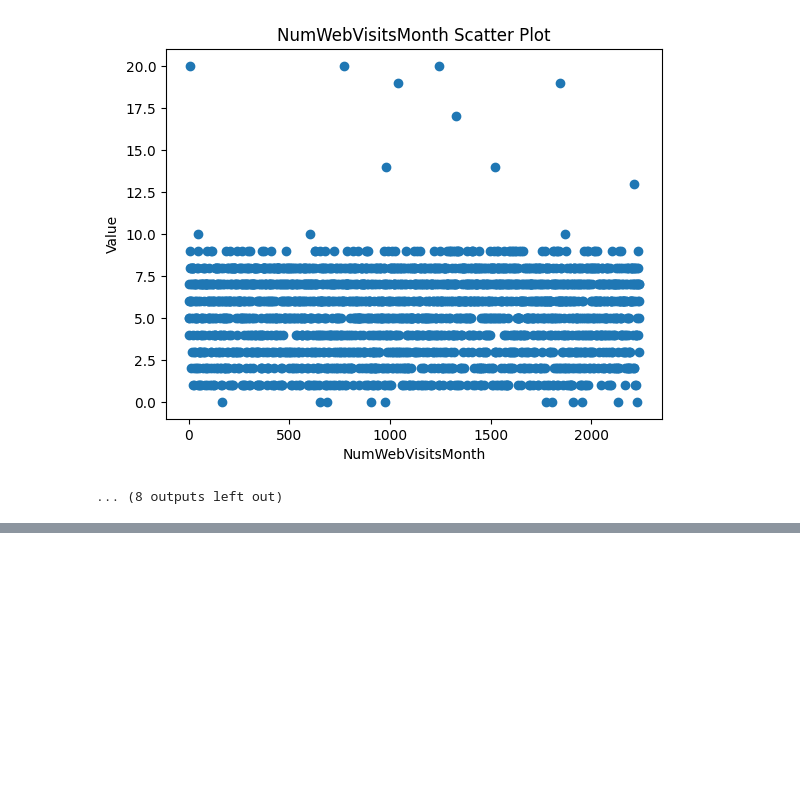
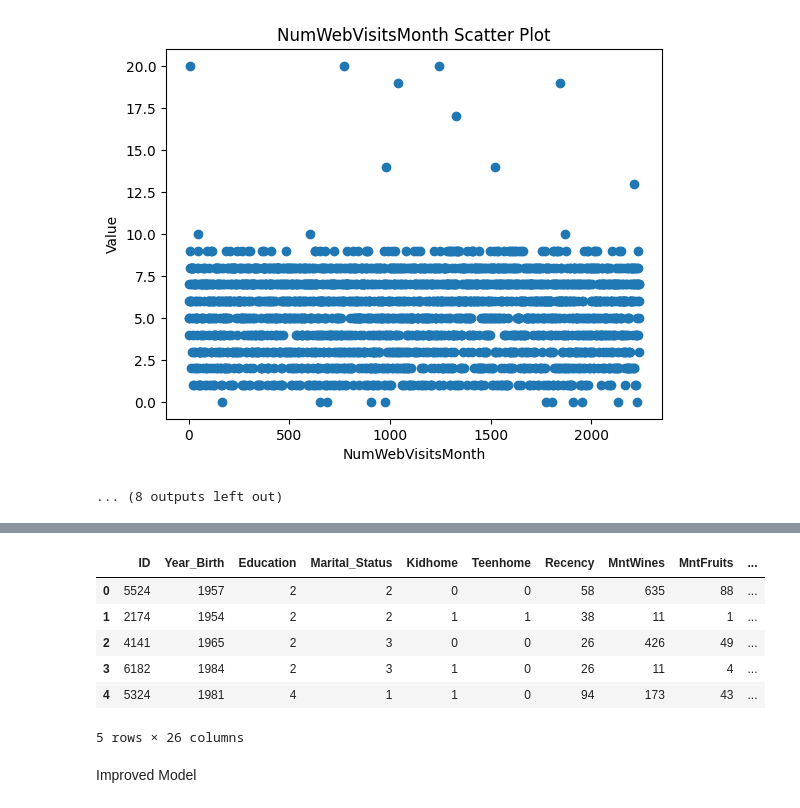
Before and after one commit to johnpospisil/customer-analysis, a Jupyter notebook: customer-analysis.ipynb, the cells around one changed output, grey strips where cells are left out. Saved outputs shown, nothing was run; the diff lists cells and outputs as text; code cells hidden in the pictures; blank space fills up the shorter version.

```diff
--- a/customer-analysis.ipynb
+++ b/customer-analysis.ipynb
@@ -255,0 +250,18 @@ plt.show()
+# %%
+import pandas as pd
+from sklearn.preprocessing import LabelEncoder
+
+# Convert categorical variables to numerical values using LabelEncoder
+le = LabelEncoder()
+df_encoded = df.copy()
+
+# Apply LabelEncoder to each categorical variable
+categorical_cols = ['Education', 'Marital_Status']
+for col in categorical_cols:
+    df_encoded[col] = le.fit_transform(df_encoded[col])
+
+# Convert numeric variables to numerical values if needed
+df_encoded = df_encoded.astype({'Income': 'float64', 'Kidhome': 'int64', 'Teenhome': 'int64', 'Recency': 'int64', 'NumDealsPurchases': 'int64', 'NumWebPurchases': 'int64', 'NumCatalogPurchases': 'int64', 'NumStorePurchases': 'int64', 'NumWebVisitsMonth': 'int64', 'AcceptedCmp3': 'int64', 'AcceptedCmp4': 'int64', 'AcceptedCmp5': 'int64', 'AcceptedCmp1': 'int64', 'AcceptedCmp2': 'int64', 'Complain': 'int64', 'Response': 'int64'})
+
+# Check the data types of the converted DataFrame
+df_encoded.info()
@@ -255,0 +385,12 @@ plt.show()
+# %%
+df_encoded.head()
+# %% [output]
+|  | ID | Year_Birth | Education | Marital_Status | Kidhome | Teenhome | Recency | MntWines | MntFruits | ... |
+| 0 | 5524 | 1957 | 2 | 2 | 0 | 0 | 58 | 635 | 88 | ... |
+| 1 | 2174 | 1954 | 2 | 2 | 1 | 1 | 38 | 11 | 1 | ... |
+| 2 | 4141 | 1965 | 2 | 3 | 0 | 0 | 26 | 426 | 49 | ... |
+| 3 | 6182 | 1984 | 2 | 3 | 1 | 0 | 26 | 11 | 4 | ... |
+| 4 | 5324 | 1981 | 4 | 1 | 1 | 0 | 94 | 173 | 43 | ... |
+5 rows × 26 columns
+# %% [markdown]
+Improved Model
```
Also changed, not shown: parts of 12 cells of this notebook.
